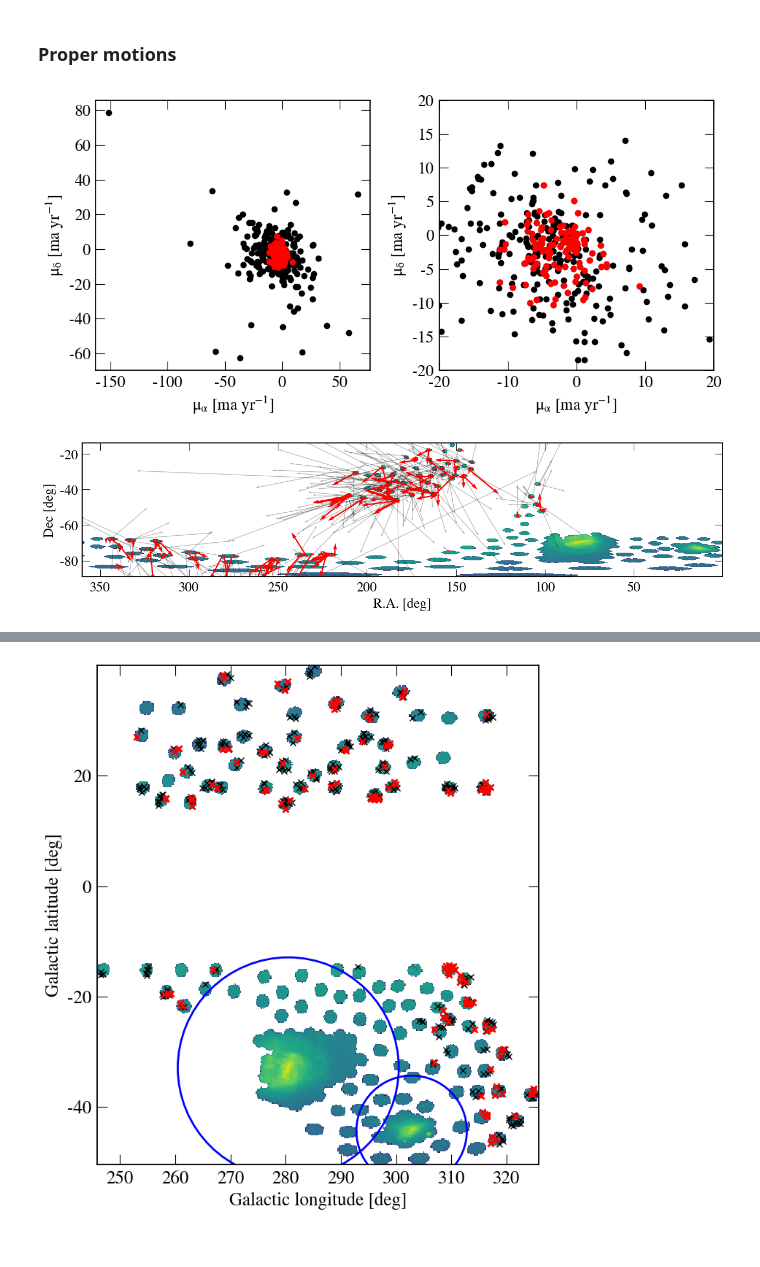
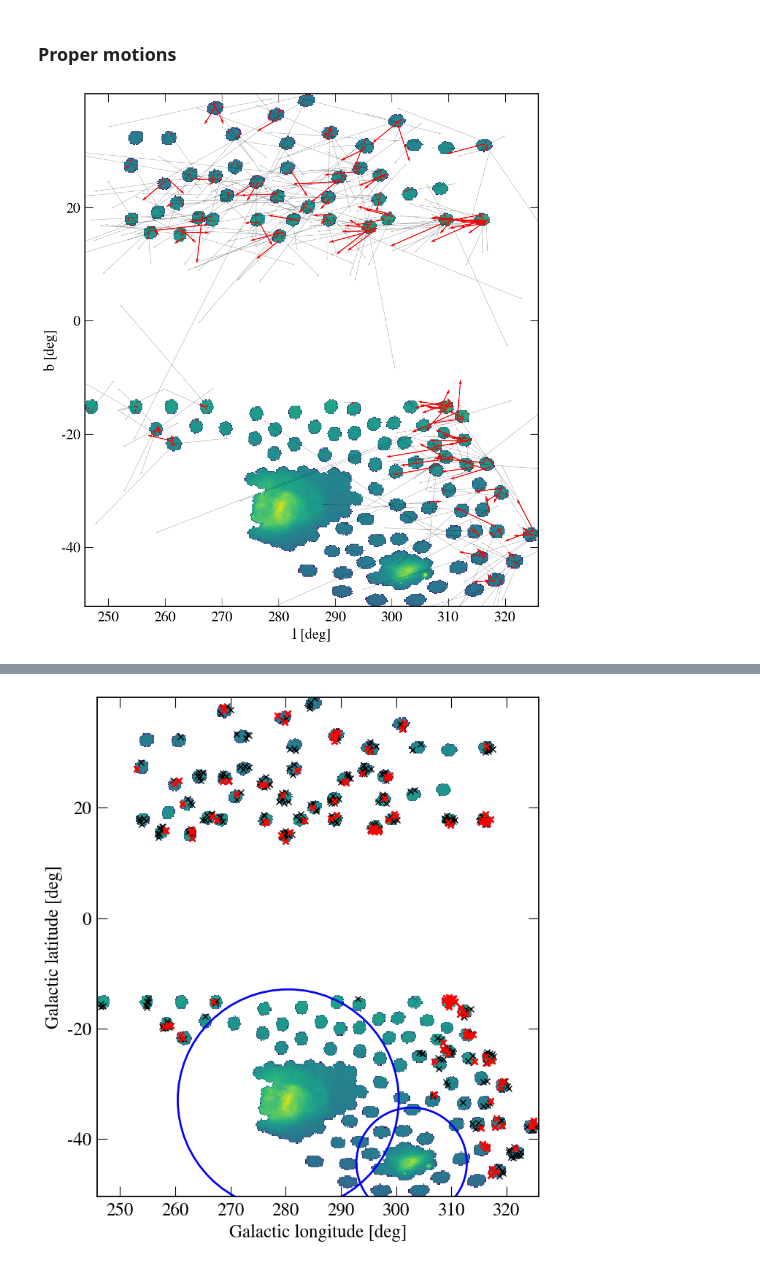
Before and after one commit to abonaca/hvs, a Jupyter notebook: notebooks/targeting.ipynb, the cells around one changed output, grey strips where cells are left out. Saved outputs shown, nothing was run; the diff lists cells and outputs as text; code cells hidden in the pictures.

```diff
--- a/notebooks/targeting.ipynb
+++ b/notebooks/targeting.ipynb
@@ -582,43 +582,4 @@ plt.tight_layout()
 [figure]
 # %% [markdown]
 ### Proper motions
-# %%
-fig, ax = plt.subplots(1,2,figsize=(11,5.5))
-plt.sca(ax[0])
-plt.plot(tout['pmra'], tout['pmdec'], 'ko')
-plt.plot(tout['pmra'][ind_parallax], tout['pmdec'][ind_parallax], 'ro')
-
-plt.xlabel('$\mu_\\alpha$ [ma yr$^{-1}$]')
-plt.ylabel('$\mu_\delta$ [ma yr$^{-1}$]')
-
-plt.sca(ax[1])
-plt.plot(tout['pmra'], tout['pmdec'], 'ko')
-plt.plot(tout['pmra'][ind_parallax], tout['pmdec'][ind_parallax], 'ro')
-
-plt.xlim(-20,20)
-plt.ylim(-20,20)
-
-plt.xlabel('$\mu_\\alpha$ [ma yr$^{-1}$]')
-plt.ylabel('$\mu_\delta$ [ma yr$^{-1}$]')
-
-plt.tight_layout()
-# %% [output]
-[figure, old version]
-# %%
-plt.figure(figsize=(13,6))
-
-plt.hist2d(t['ra'], t['dec'], bins=(500,500), norm=mpl.colors.LogNorm());
-plt.plot(tout['ra'], tout['dec'], 'ro', ms=1)
-plt.quiver(np.array(tout['ra']), np.array(tout['dec']), np.array(tout['pmra']), np.array(tout['pmdec']), color='k', scale=200, width=1e-3, alpha=0.3)
-plt.quiver(np.array(tout['ra'][ind_parallax]), np.array(tout['dec'][ind_parallax]),
-           np.array(tout['pmra'][ind_parallax]), np.array(tout['pmdec'][ind_parallax]), color='r', scale=200, width=2e-3)
-
-plt.gca().set_aspect('equal')
-plt.gca().invert_xaxis()
-plt.xlabel('R.A. [deg]')
-plt.ylabel('Dec [deg]')
-
-plt.tight_layout()
-# %% [output]
-[figure, old version]
 # %%
@@ -626,3 +587,20 @@ ct = coord.SkyCoord(ra=tout['ra'], dec=tout['dec'])
 ctg = ct.transform_to(coord.Galactic())
 
 ind_target = ind_parallax
+# %%
+plt.figure(figsize=(10,10))
+
+plt.hist2d(t['glon'], t['glat'], bins=(500,500), norm=mpl.colors.LogNorm());
+plt.plot(ctg.l, ctg.b, 'ro', ms=1)
+plt.quiver(np.array(ctg.l), np.array(ctg.b), np.array(ctg.pm_l_cosb), np.array(ctg.pm_b), color='k', scale=100, width=1e-3, alpha=0.3)
+plt.quiver(np.array(ctg.l[ind_parallax]), np.array(ctg.b[ind_parallax]), np.array(ctg.pm_l_cosb[ind_parallax]), np.array(ctg.pm_b[ind_parallax]),
+           color='r', scale=100, width=2e-3)
+
+plt.gca().set_aspect('equal')
+# plt.gca().invert_xaxis()
+plt.xlabel('l [deg]')
+plt.ylabel('b [deg]')
+
+plt.tight_layout()
+# %% [output]
+[figure, added]
```
Also changed, not shown: parts of 17 cells of this notebook.
